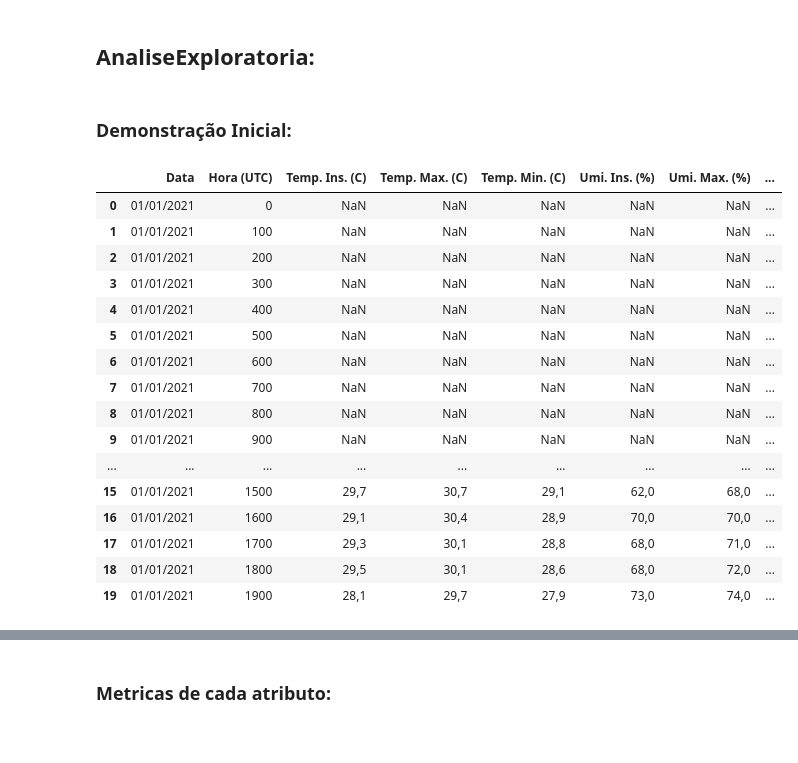
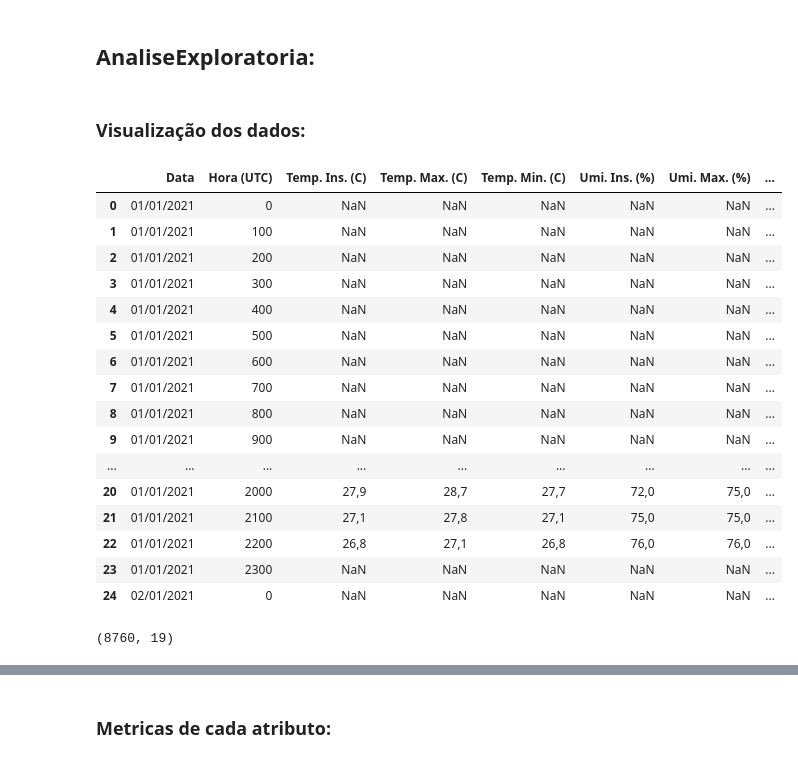
Before and after one commit to Gus-1003/Meteorologia_Estudos_Dados, a Jupyter notebook: Análise_Dados_Historicos_Anuais_INMET/Analise_INMET_Natal_RN_2021.ipynb, the cells around one changed output, grey strips where cells are left out. Cells and saved outputs as stored; diff of their text form; code cells hidden in the pictures.

```diff
--- a/Análise_Dados_Historicos_Anuais_INMET/Analise_INMET_Natal_RN_2021.ipynb
+++ b/Análise_Dados_Historicos_Anuais_INMET/Analise_INMET_Natal_RN_2021.ipynb
@@ -21,26 +21,31 @@ dados = 'https://raw.githubusercontent.com/Gus-1003/Meteorologia_Estudos_Dados/m
 dataframe = pd.read_csv(dados, delimiter=";")
 # %% [markdown]
 ## AnaliseExploratoria:
-# %% [markdown]
-### Demonstração Inicial:
-# %%
-#mostra as 5 primeiras amostras
-dataframe.head(20)
-# %% [output]
-|  | Data | Hora (UTC) | Temp. Ins. (C) | Temp. Max. (C) | Temp. Min. (C) | Umi. Ins. (%) | Umi. Max. (%) | ... |
-| 0 | 01/01/2021 | 0 | NaN | NaN | NaN | NaN | NaN | ... |
-| 1 | 01/01/2021 | 100 | NaN | NaN | NaN | NaN | NaN | ... |
-| 2 | 01/01/2021 | 200 | NaN | NaN | NaN | NaN | NaN | ... |
-| 3 | 01/01/2021 | 300 | NaN | NaN | NaN | NaN | NaN | ... |
-| 4 | 01/01/2021 | 400 | NaN | NaN | NaN | NaN | NaN | ... |
-| 5 | 01/01/2021 | 500 | NaN | NaN | NaN | NaN | NaN | ... |
-| 6 | 01/01/2021 | 600 | NaN | NaN | NaN | NaN | NaN | ... |
-| 7 | 01/01/2021 | 700 | NaN | NaN | NaN | NaN | NaN | ... |
-| 8 | 01/01/2021 | 800 | NaN | NaN | NaN | NaN | NaN | ... |
-| 9 | 01/01/2021 | 900 | NaN | NaN | NaN | NaN | NaN | ... |
-| ... | ... | ... | ... | ... | ... | ... | ... | ... |
-| 15 | 01/01/2021 | 1500 | 29,7 | 30,7 | 29,1 | 62,0 | 68,0 | ... |
-| 16 | 01/01/2021 | 1600 | 29,1 | 30,4 | 28,9 | 70,0 | 70,0 | ... |
-| 17 | 01/01/2021 | 1700 | 29,3 | 30,1 | 28,8 | 68,0 | 71,0 | ... |
-| 18 | 01/01/2021 | 1800 | 29,5 | 30,1 | 28,6 | 68,0 | 72,0 | ... |
-| 19 | 01/01/2021 | 1900 | 28,1 | 29,7 | 27,9 | 73,0 | 74,0 | ... |
+# %% [markdown]
+### Visualização dos dados:
+# %%
+# Esta função retorna as primeiras n linhas do objeto com base na posição. É útil para testar rapidamente se o seu objeto contém o tipo certo de dados.
+dataframe.head(25)
+# %% [output]
+|  | Data | Hora (UTC) | Temp. Ins. (C) | Temp. Max. (C) | Temp. Min. (C) | Umi. Ins. (%) | Umi. Max. (%) | ... |
+| 0 | 01/01/2021 | 0 | NaN | NaN | NaN | NaN | NaN | ... |
+| 1 | 01/01/2021 | 100 | NaN | NaN | NaN | NaN | NaN | ... |
+| 2 | 01/01/2021 | 200 | NaN | NaN | NaN | NaN | NaN | ... |
+| 3 | 01/01/2021 | 300 | NaN | NaN | NaN | NaN | NaN | ... |
+| 4 | 01/01/2021 | 400 | NaN | NaN | NaN | NaN | NaN | ... |
+| 5 | 01/01/2021 | 500 | NaN | NaN | NaN | NaN | NaN | ... |
+| 6 | 01/01/2021 | 600 | NaN | NaN | NaN | NaN | NaN | ... |
+| 7 | 01/01/2021 | 700 | NaN | NaN | NaN | NaN | NaN | ... |
+| 8 | 01/01/2021 | 800 | NaN | NaN | NaN | NaN | NaN | ... |
+| 9 | 01/01/2021 | 900 | NaN | NaN | NaN | NaN | NaN | ... |
+| ... | ... | ... | ... | ... | ... | ... | ... | ... |
+| 20 | 01/01/2021 | 2000 | 27,9 | 28,7 | 27,7 | 72,0 | 75,0 | ... |
+| 21 | 01/01/2021 | 2100 | 27,1 | 27,8 | 27,1 | 75,0 | 75,0 | ... |
+| 22 | 01/01/2021 | 2200 | 26,8 | 27,1 | 26,8 | 76,0 | 76,0 | ... |
+| 23 | 01/01/2021 | 2300 | NaN | NaN | NaN | NaN | NaN | ... |
+| 24 | 02/01/2021 | 0 | NaN | NaN | NaN | NaN | NaN | ... |
+# %%
+# Retorna uma tupla representando a dimensionalidade do DataFrame.
+dataframe.shape
+# %% [output]
+(8760, 19)
```
Also changed, not shown: parts of 11 cells of this notebook.
